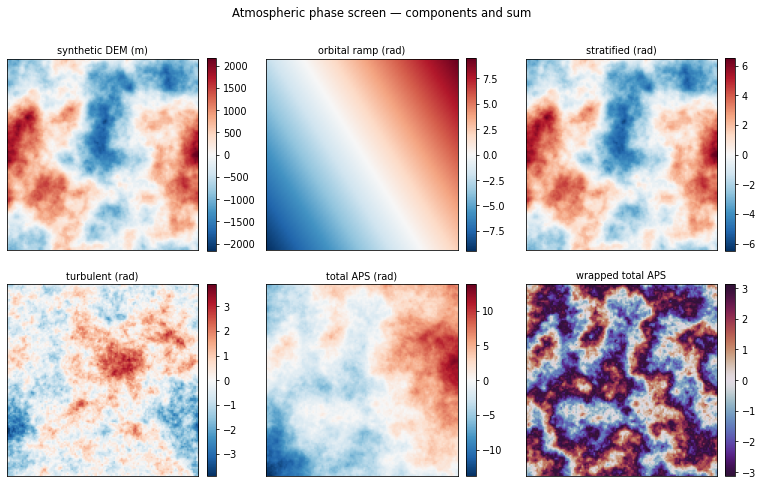
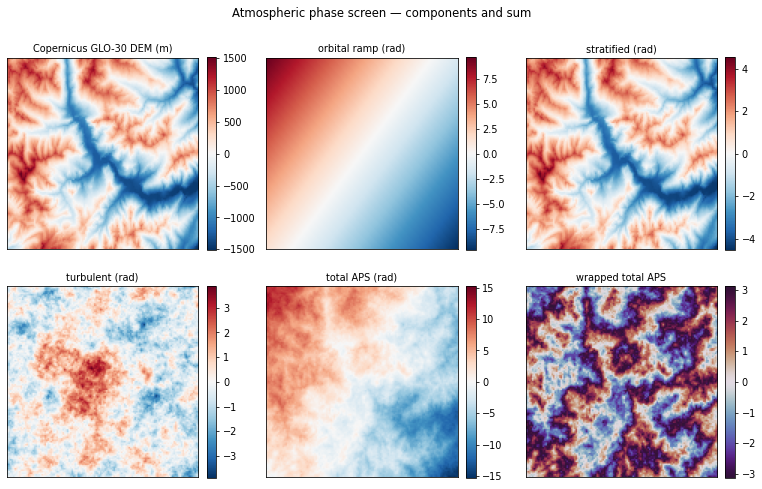
The change to this notebook cell's code, shown as a diff; its figure went from the first image to the second:
--- before
+++ after
@@ -1,4 +1,13 @@
+# Real Copernicus GLO-30 topography (French Alps) as the DEM, reused for the full
+# pipeline below. from_copernicus fetches the tile into memory (needs network + the
+# optional `rasterio` extra); for a zero-setup offline DEM swap in
+# `synthetic_dem(1, ROWS, COLS, relief=800.0, psizex=PS, psizey=PS, generator=g)`.
+dem_sampler = DEMPatchSampler.from_copernicus(
+    tiles=[(45.9, 6.9)], patch_rows=ROWS, patch_cols=COLS,
+    downsample=6, read_downsample=2, demean=True,
+)
+
 g = torch.Generator().manual_seed(1)
-dem   = synthetic_dem(1, ROWS, COLS, relief=800.0, psizex=PS, psizey=PS, generator=g)
+dem   = dem_sampler(1, generator=g)                             # [1, ROWS, COLS] real elevation (m)
 orb   = orbital_ramp(1, ROWS, COLS, rms=4.0, generator=g)
 strat = stratified_aps(dem, torch.tensor([3e-3]))
@@ -7,5 +16,5 @@
 
 fig, axs = plt.subplots(2, 3, figsize=(11, 7))
-imshow(axs[0, 0], field(dem),   "synthetic DEM (m)")
+imshow(axs[0, 0], field(dem),   "Copernicus GLO-30 DEM (m)")
 imshow(axs[0, 1], field(orb),   "orbital ramp (rad)")
 imshow(axs[0, 2], field(strat), "stratified (rad)")

Commit: Update examples